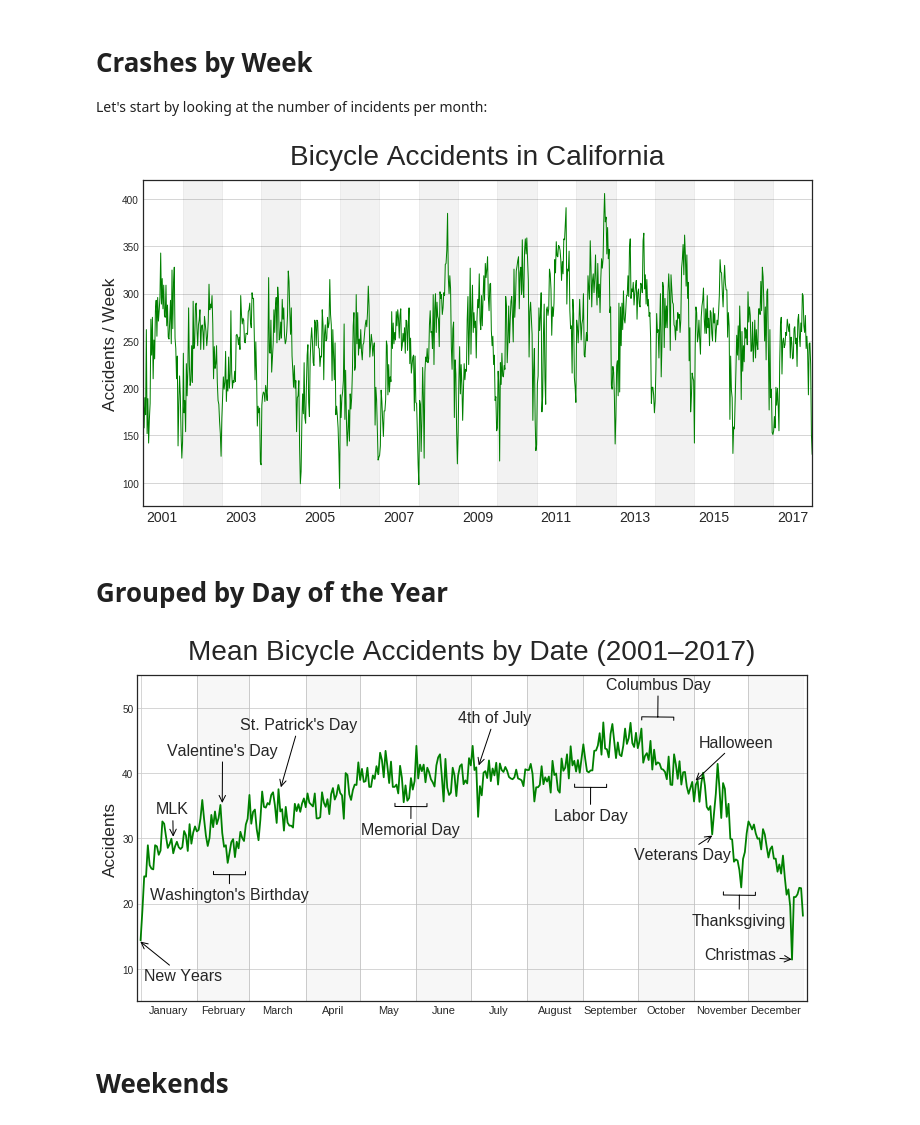
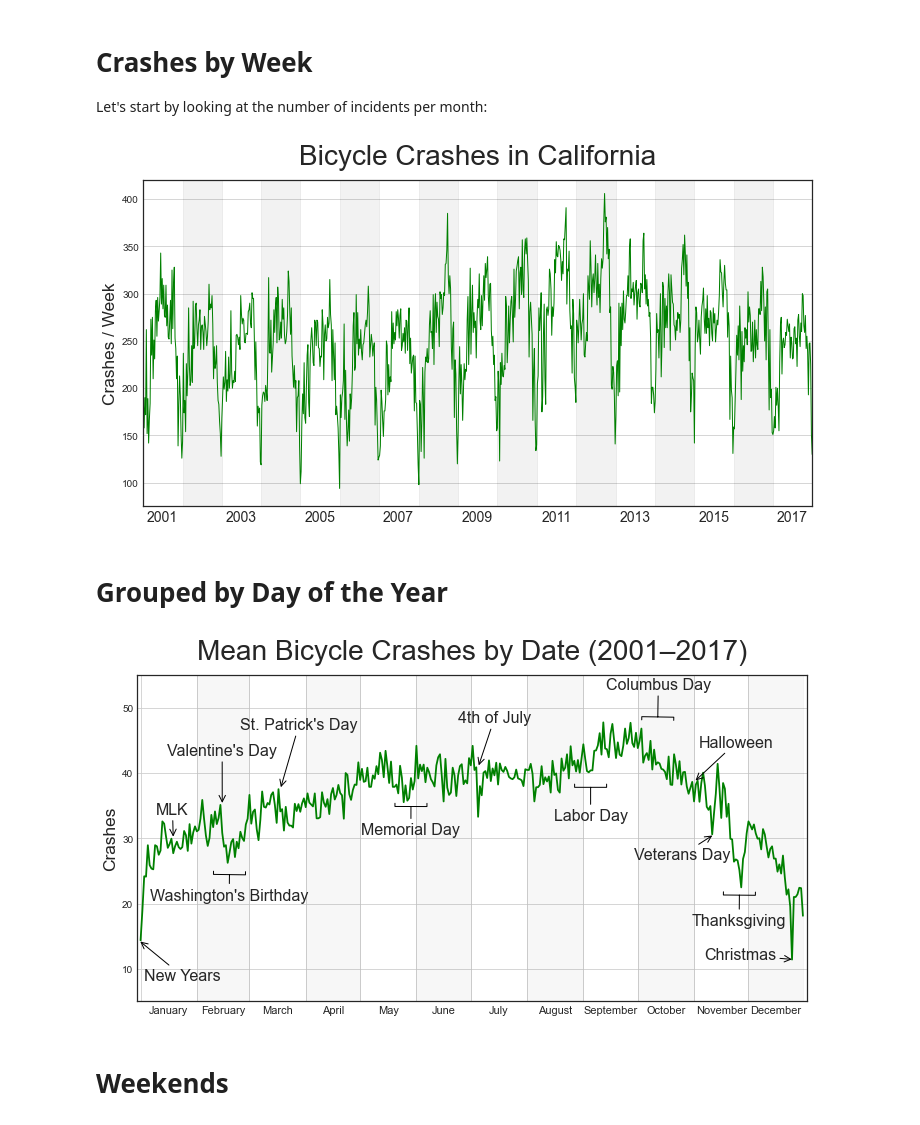
Before and after one commit to agude/agude.github.io, a Jupyter notebook: files/switrs-bicycle-accidents-by-date/SWITRS Crash Dates With Bicycles.ipynb, the cells around one changed output. Saved outputs shown, nothing was run; the diff lists cells and outputs as text; code cells hidden in the pictures.

```diff
--- a/files/switrs-bicycle-accidents-by-date/SWITRS Crash Dates With Bicycles.ipynb
+++ b/files/switrs-bicycle-accidents-by-date/SWITRS Crash Dates With Bicycles.ipynb
@@ -76,7 +76,7 @@ ts = df[[DATE_COL]]
 ts.index= ts[DATE_COL]
 ax = ts.resample('W-MON').count()[DATE_COL].plot(
     kind="line",
-    title='Accidents in California',
+    title='Crashes in California',
     figsize=(12,6),
     linewidth=1,
     color=LINE_COLOR,
@@ -88,10 +88,10 @@ ax.set_xlim((pd.Timestamp("2001-01-01"), pd.Timestamp("2017-12-31")))
 ax.set_ylim((75, 420))
 
 # Set axis labels
-plt.title('Bicycle Accidents in California', y=1.03, size=28)
+plt.title('Bicycle Crashes in California', y=1.03, size=28)
 FONTSIZE="xx-large"
 plt.xlabel("")
-plt.ylabel("Accidents / Week", fontsize=FONTSIZE)
+plt.ylabel("Crashes / Week", fontsize=FONTSIZE)
 
 # Set the year between the tick marks using minor ticks
 # Pandas uses a obscure Axis labeling system, so to put the ticks between the
@@ -113,7 +113,7 @@ for year in range(START_YEAR + 1, LAST_YEAR + 3, 2):
 for ext in ("png", "svg"):
     plt.savefig("/tmp/bicycle_accidents_per_week_in_california.{ext}".format(ext=ext), bbox_inches="tight")
 # %% [output]
-[figure, old version]
+[figure, new version]
 # %% [markdown]
 # Grouped by Day of the Year
 # %%
@@ -179,10 +179,10 @@ ax.set_ylim([5, 55])  # Avoid hiding the start/end points
 ax.grid()
 
 # Set axis labels
-plt.title('Mean Bicycle Accidents by Date ({}–{})'.format(START_YEAR, LAST_YEAR), y=1.03, size=28)
+plt.title('Mean Bicycle Crashes by Date ({}–{})'.format(START_YEAR, LAST_YEAR), y=1.03, size=28)
 FONTSIZE="xx-large"
 plt.xlabel('')
-plt.ylabel("Accidents", fontsize=FONTSIZE)
+plt.ylabel("Crashes", fontsize=FONTSIZE)
 
 # Fix the X tick labels
 (major_x, minor_x) = month_starts(mean_crashes)
@@ -191,34 +191,34 @@ ax.set_xticks(major_x[:-1])
 ax.set_xticklabels([])
 ax.set_xticks(minor_x, minor=True)
 ax.set_xticklabels(labels, minor=True, size=11)
 
 # Shade every other month
 for i in range(0, len(major_x)-1, 2):
     start = major_x[i+1]
     end = major_x[i+2]
     ax.axvspan(start, end, color="black", alpha=0.03)
 
 # Federal Holidays
 annotate_year(mean_crashes, ax, 1, 1, "New Years", (5, -40), (-2, 0))
 annotate_year(mean_crashes, ax, 1, 18, "MLK", (-17, 25))
 annotate_year(mean_crashes, ax, 2, 18, "Washington's Birthday", (-79.5, -27), (0, -1.5), arrowstyle="-[")
 annotate_year(mean_crashes, ax, 5, 28, "Memorial Day", (-49.5, -30), (0, -1), arrowstyle="-[")
 annotate_year(mean_crashes, ax, 7, 4, "4th of July", (-20, +45))
 annotate_year(mean_crashes, ax, 9, 4, "Labor Day", (-37, -35), (0, -2), arrowstyle="-[")
 annotate_year(mean_crashes, ax, 10, 11, "Columbus Day", (-52, +30), (0, +7), arrowstyle="-[")
 annotate_year(mean_crashes, ax, 11, 11, "Veterans Day", (-80, -25))
 annotate_year(mean_crashes, ax, 11, 25, "Thanksgiving", (-47.5, -32), (0, -5), arrowstyle="-[")
 annotate_year(mean_crashes, ax, 12, 25, "Christmas", (-90, -0))
 
 # Other Holidays
 annotate_year(mean_crashes, ax, 10, 31, "Halloween", (+5, +35))
 annotate_year(mean_crashes, ax, 2, 14, "Valentine's Day", (-55, 50))
 annotate_year(mean_crashes, ax, 3, 17, "St. Patrick's Day", (-40, 60))
 
 for ext in ("png", "svg"):
     plt.savefig("/tmp/mean_bicycle_accidents_by_date.{ext}".format(ext=ext), bbox_inches="tight")
 # %% [output]
-[figure, old version]
+[figure, new version]
 # %% [markdown]
 # Weekends
 # %%
```
Also changed, not shown: parts of 1 cell of this notebook, 28 other files.
